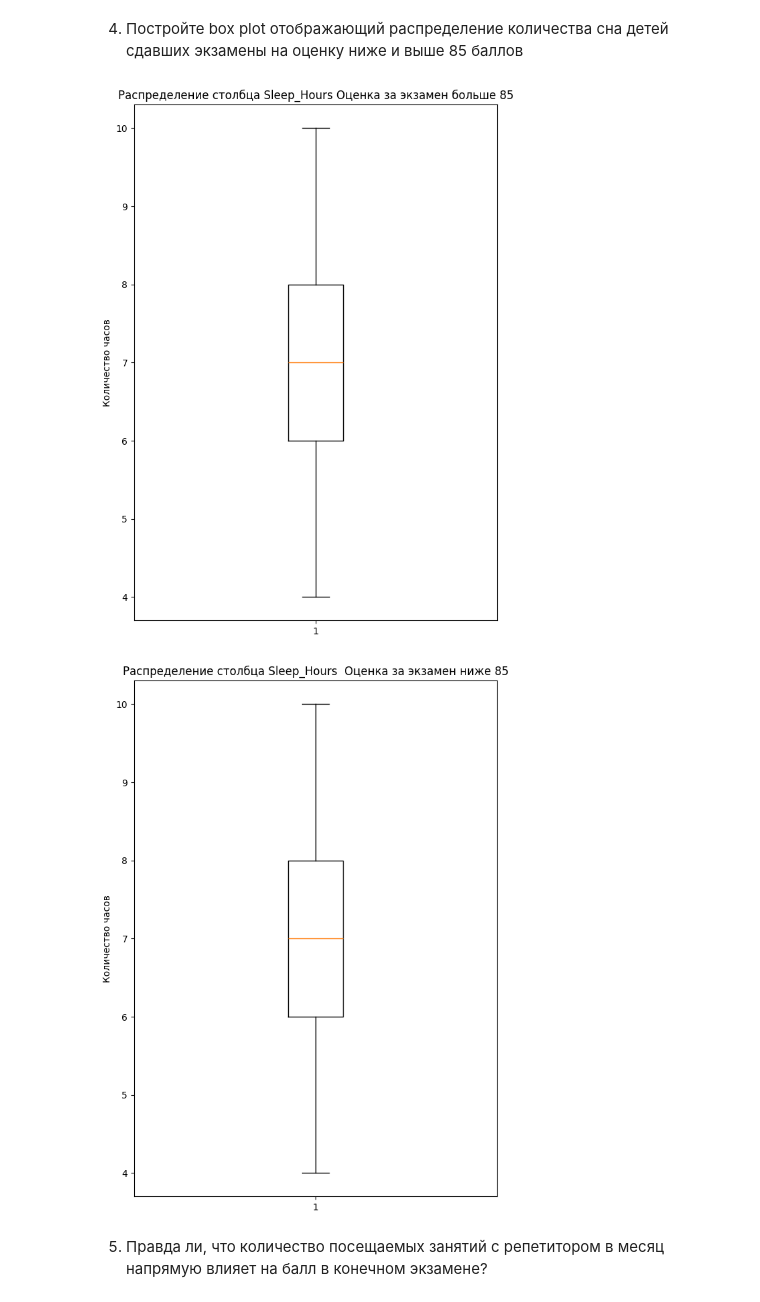
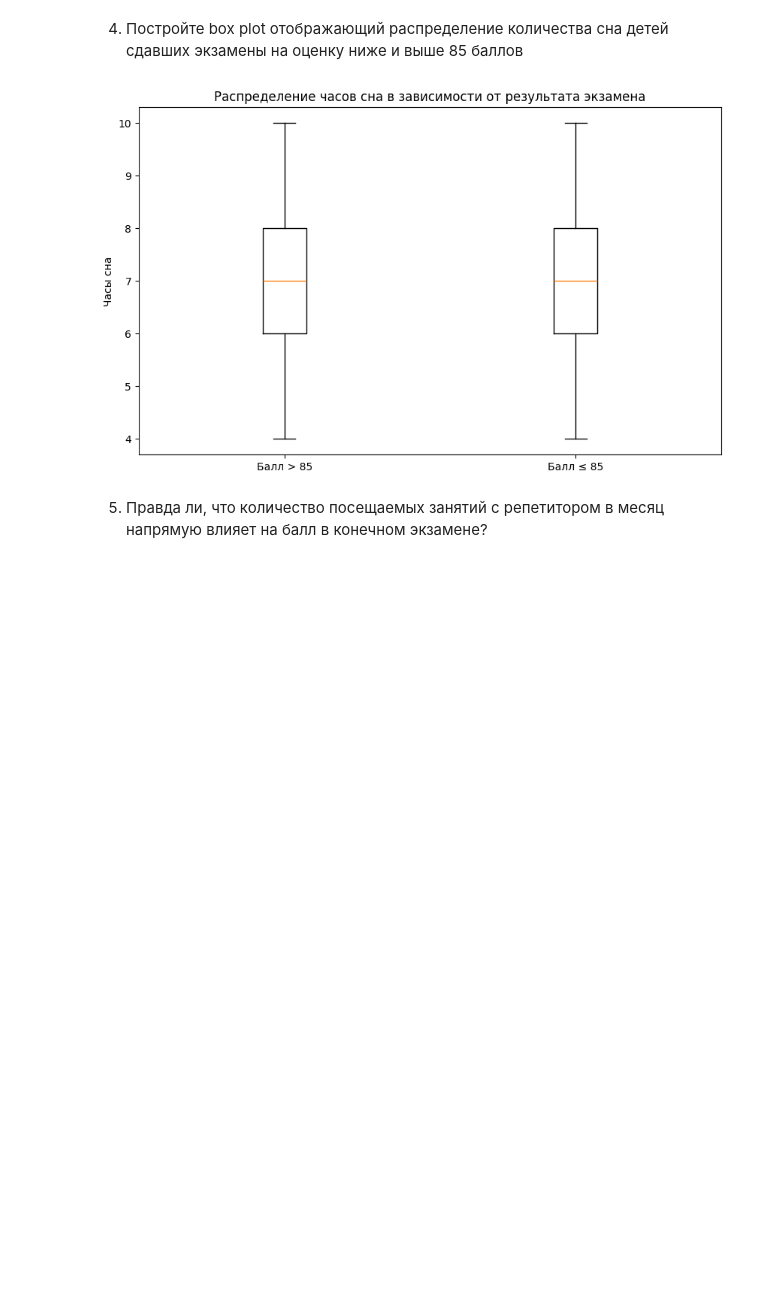
Before and after one commit to anxiousss/ML, a Jupyter notebook: hw1/Lab1-6.ipynb, the cells around one changed output. Drawn from its saved outputs; the diff is of its cells as text; code cells hidden in the pictures; blank space fills up the shorter version.

```diff
--- a/hw1/Lab1-6.ipynb
+++ b/hw1/Lab1-6.ipynb
@@ -314,23 +308,14 @@ plt.show()
 # %% [markdown]
 4. Постройте box plot отображающий распределение количества сна детей сдавших экзамены на оценку ниже и выше 85 баллов
 # %%
-df.dropna(subset=["Sleep_Hours"], inplace=True)
-
-marks = df["Exam_Score"]
-
-plt.figure(figsize=(7, 10))
-plt.boxplot(df[marks > 85]['Sleep_Hours'])
-plt.title('Распределение столбца Sleep_Hours Оценка за экзамен больше 85')
-plt.ylabel('Количество часов')
+plt.figure(figsize=(10, 6))
+data = [df[df['Exam_Score'] > 85]['Sleep_Hours'],
+        df[df['Exam_Score'] <= 85]['Sleep_Hours']]
+plt.boxplot(data, tick_labels=['Балл > 85', 'Балл ≤ 85'])
+plt.title('Распределение часов сна в зависимости от результата экзамена')
+plt.ylabel('Часы сна')
 plt.show()
-
-plt.figure(figsize=(7, 10))
-plt.boxplot(df[marks < 85]['Sleep_Hours'])
-plt.title('Распределение столбца Sleep_Hours  Оценка за экзамен ниже 85')
-plt.ylabel('Количество часов')
-plt.show()
 # %% [output]
-[figure, old version]
+[figure, new version]
-[figure, removed]
 # %% [markdown]
 5. Правда ли, что количество посещаемых занятий с репетитором в месяц напрямую влияет на балл в конечном экзамене?
```
Also changed, not shown: parts of 20 cells of this notebook.
